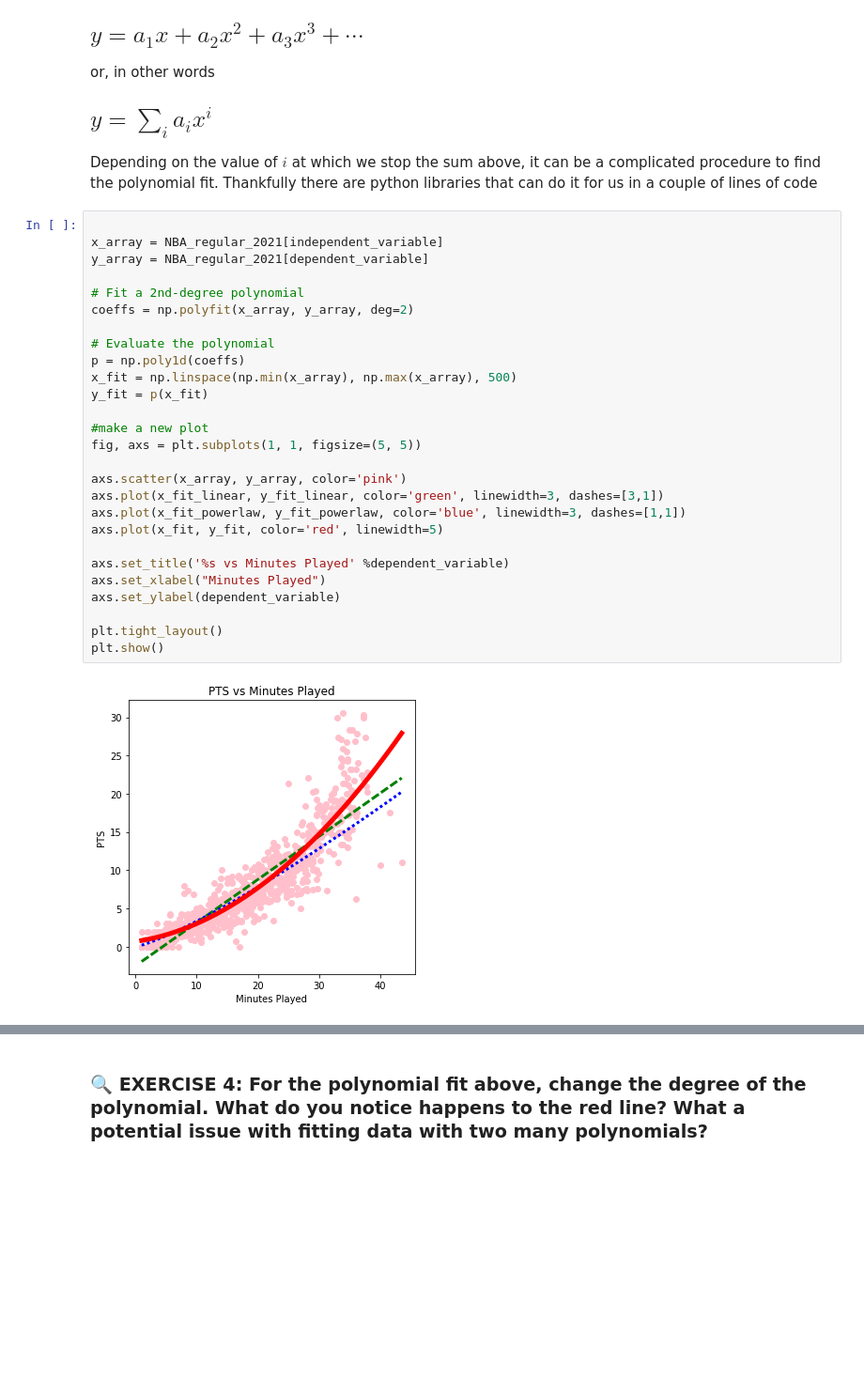
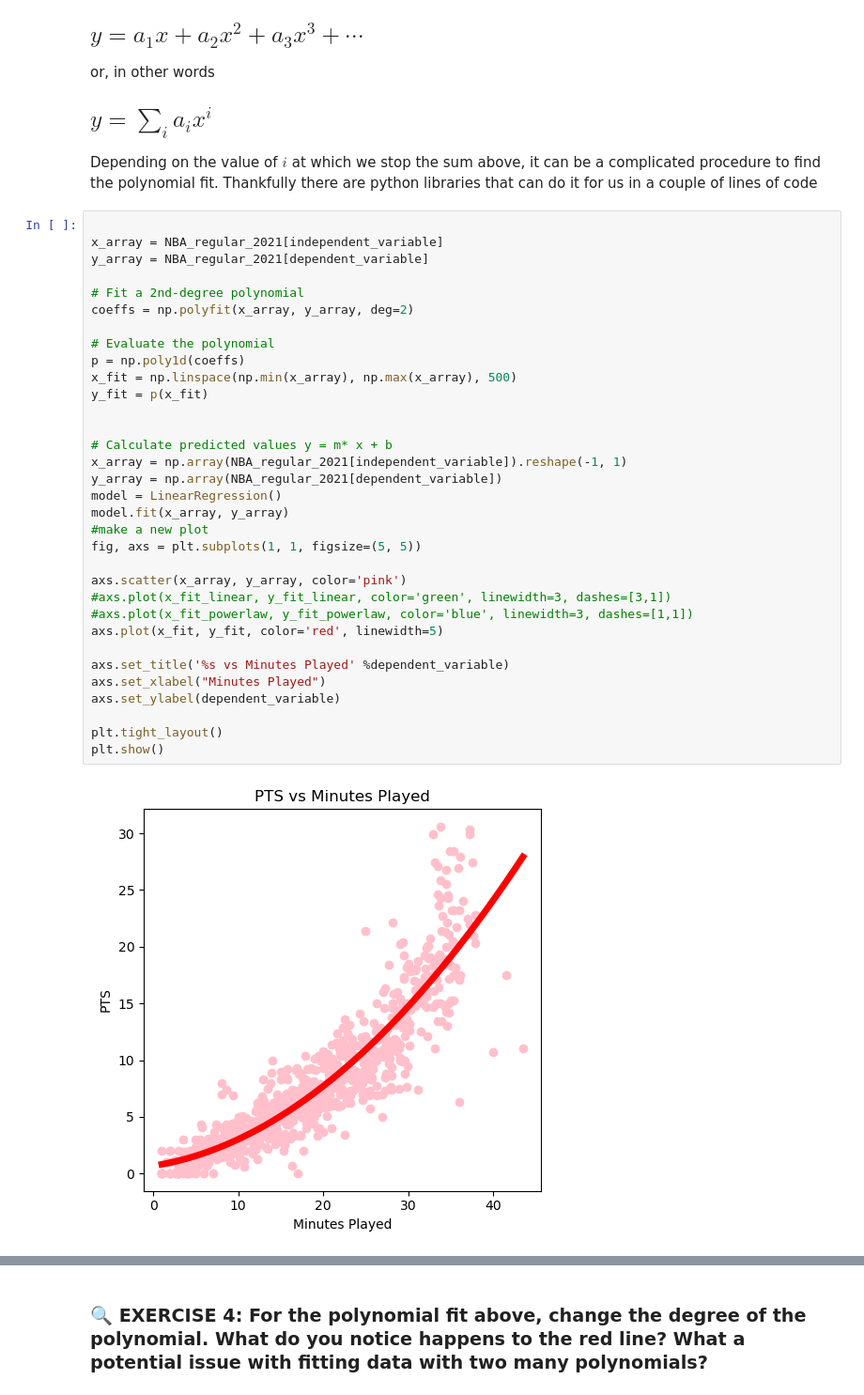
Before and after one commit to PrisonTeachingInitiative/CFR-2025, a Jupyter notebook: Stats/Notebooks/2-Correlation_regression.ipynb, the cells around one changed output, grey strips where cells are left out. Shown at 94% size. Saved outputs shown, nothing was run; the diff lists cells and outputs as text; blank space fills up the shorter version.

```diff
--- a/Stats/Notebooks/2-Correlation_regression.ipynb
+++ b/Stats/Notebooks/2-Correlation_regression.ipynb
@@ -371,29 +493,35 @@ Depending on the value of $i$ at which we stop the sum above, it can be a compli
 # %%
 
 x_array = NBA_regular_2021[independent_variable]
 y_array = NBA_regular_2021[dependent_variable]
 
 # Fit a 2nd-degree polynomial
 coeffs = np.polyfit(x_array, y_array, deg=2)
 
 # Evaluate the polynomial
 p = np.poly1d(coeffs)
 x_fit = np.linspace(np.min(x_array), np.max(x_array), 500)
 y_fit = p(x_fit)
 
+
+# Calculate predicted values y = m* x + b
+x_array = np.array(NBA_regular_2021[independent_variable]).reshape(-1, 1)
+y_array = np.array(NBA_regular_2021[dependent_variable])
+model = LinearRegression()
+model.fit(x_array, y_array)
 #make a new plot
 fig, axs = plt.subplots(1, 1, figsize=(5, 5))
 
 axs.scatter(x_array, y_array, color='pink')
-axs.plot(x_fit_linear, y_fit_linear, color='green', linewidth=3, dashes=[3,1])
-axs.plot(x_fit_powerlaw, y_fit_powerlaw, color='blue', linewidth=3, dashes=[1,1])
+#axs.plot(x_fit_linear, y_fit_linear, color='green', linewidth=3, dashes=[3,1])
+#axs.plot(x_fit_powerlaw, y_fit_powerlaw, color='blue', linewidth=3, dashes=[1,1])
 axs.plot(x_fit, y_fit, color='red', linewidth=5)
 
 axs.set_title('%s vs Minutes Played' %dependent_variable)
 axs.set_xlabel("Minutes Played")
 axs.set_ylabel(dependent_variable)
 
 plt.tight_layout()
 plt.show()
 # %% [output]
-[figure, old version]
+[figure, new version]
```
Also changed, not shown: parts of 14 cells of this notebook.
